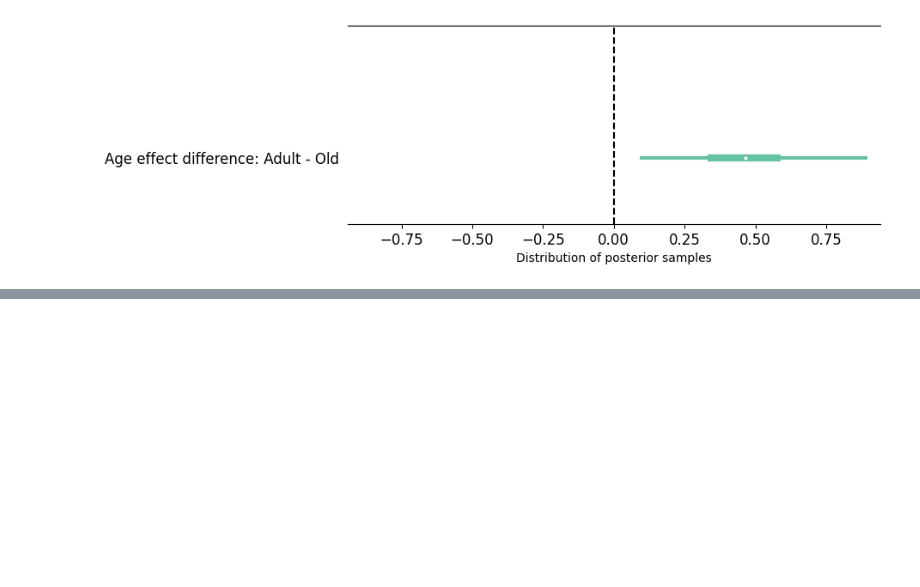
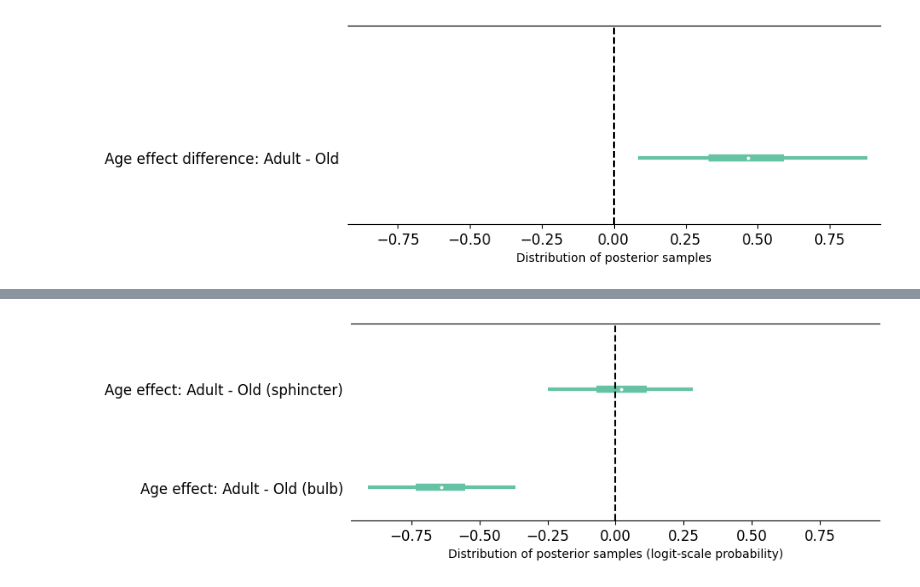
Before and after one commit to teddygroves/sphincter, a Jupyter notebook: sphincter/Main text figures.ipynb, the cells around one changed output, grey strips where cells are left out. Drawn from its saved outputs; the diff is of its cells as text; code cells hidden in the pictures; blank space fills up the shorter version.

Commit message:
Update plots

```diff
--- a/sphincter/Main text figures.ipynb
+++ b/sphincter/Main text figures.ipynb
@@ -273,10 +277,12 @@ save_figure(f, "main-f6-tortuosity-age-vt")
 # %%
 ts = {
     "Age effect: Adult - Old (sphincter)": -idata_f6_sphincter.posterior["age"],
     "Age effect: Adult - Old (bulb)": -idata_f6_bulb.posterior["age"],
 }
 
 f, ax = plt.subplots(figsize=[8, 3])
 forestplot(ax, ts);
 ax.set_xlabel(ax.get_xlabel() + " (logit-scale probability)");
-save_figure(f, "main-f6-sphincter-and-branchpoint")
+save_figure(f, "main-f6-sphincter-and-bulb")
+# %% [output]
+[figure, added]
```
Also changed, not shown: parts of 3 cells of this notebook, 40 other files.
